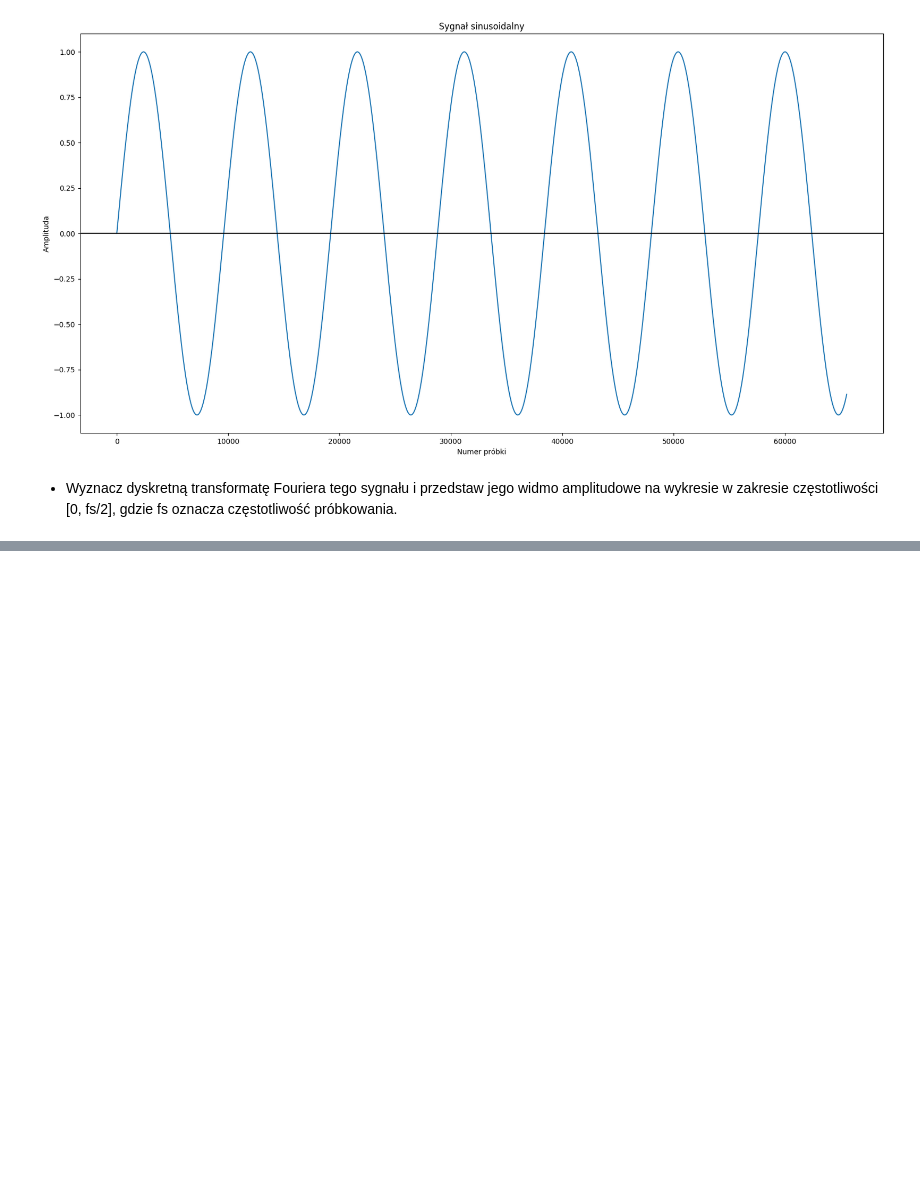
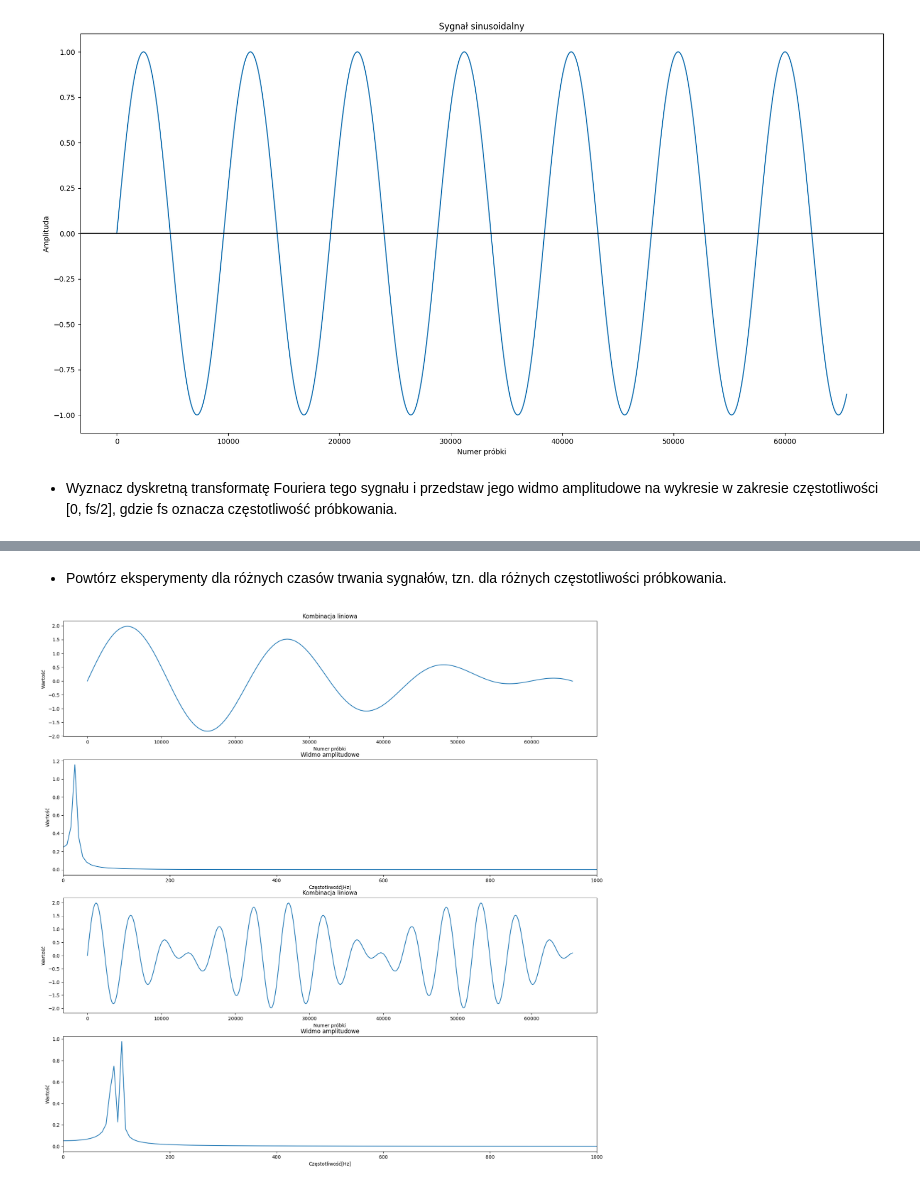
Before and after one commit to igorwlodarczyk/cpsio, a Jupyter notebook: lab1.ipynb, the cells around one changed output, grey strips where cells are left out. Drawn from its saved outputs; the diff is of its cells as text; code cells hidden in the pictures; blank space fills up the shorter version.

```diff
--- a/lab1.ipynb
+++ b/lab1.ipynb
@@ -116,0 +162,50 @@ plt.show()
+# %% [markdown]
+- Powtórz eksperymenty dla różnych czasów trwania sygnałów, tzn. dla różnych częstotliwości próbkowania.
+# %%
+fs = 1200_000
+N = np.arange(length)
+
+y1 = np.sin(2 * np.pi * N * f1/fs)
+y2 = np.sin(2 * np.pi * N * f2/fs)
+
+widmo = np.abs(np.fft.rfft(y1 + y2)) / (length/2)
+
+plt.figure(figsize=(20,20))
+
+plt.subplot(4, 1, 1)
+plt.plot(N,y1 + y2)
+plt.title('Kombinacja liniowa')
+plt.xlabel('Numer próbki')
+plt.ylabel('Wartość')
+
+plt.subplot(4, 1, 2)
+plt.plot(f, widmo)
+plt.xlim(0, 1000)
+plt.title('Widmo amplitudowe')
+plt.xlabel('Częstotliwość[Hz]')
+plt.ylabel('Wartość')
+
+fs = 260_000
+N = np.arange(length)
+
+y1 = np.sin(2 * np.pi * N * f1/fs)
+y2 = np.sin(2 * np.pi * N * f2/fs)
+
+widmo = np.abs(np.fft.rfft(y1 + y2)) / (length/2)
+
+plt.subplot(4, 1, 3)
+plt.plot(N,y1 + y2)
+plt.title('Kombinacja liniowa')
+plt.xlabel('Numer próbki')
+plt.ylabel('Wartość')
+
+plt.subplot(4, 1, 4)
+plt.plot(f, widmo)
+plt.xlim(0, 1000)
+plt.title('Widmo amplitudowe')
+plt.xlabel('Częstotliwość[Hz]')
+plt.ylabel('Wartość')
+
+plt.show()
+# %% [output]
+[figure, added]
```
Also changed, not shown: parts of 19 cells of this notebook.
